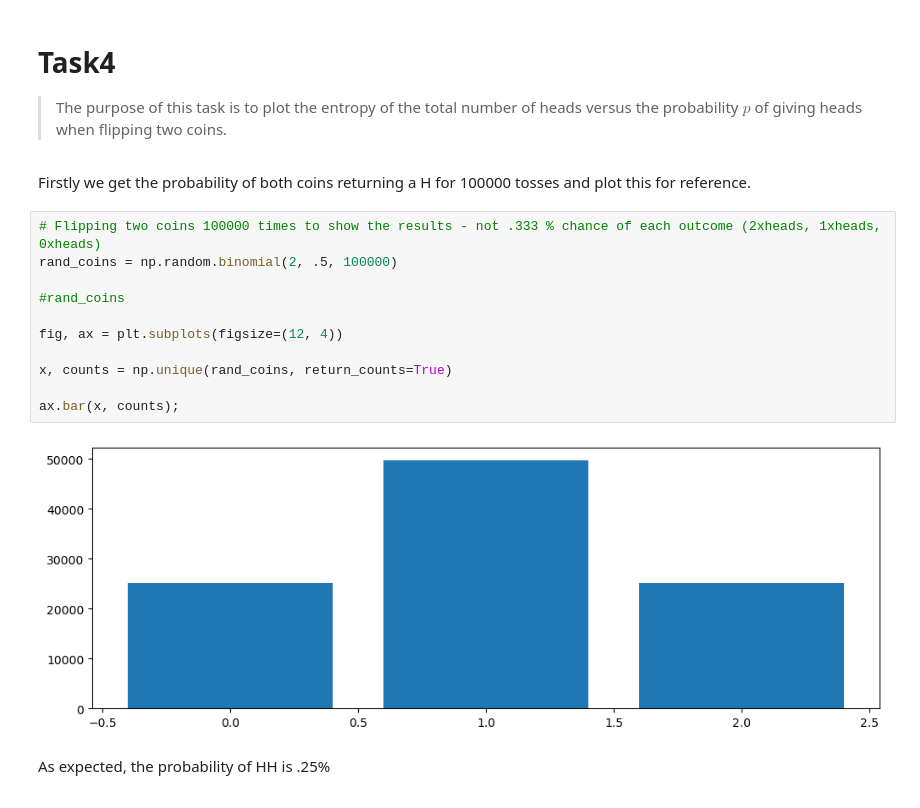
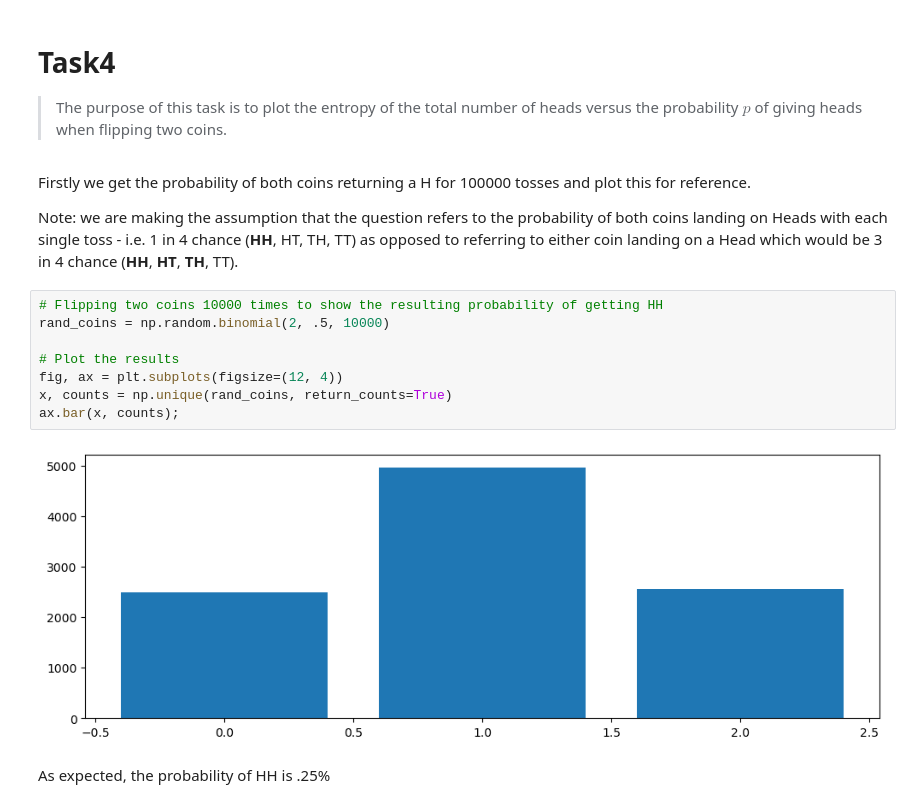
Before and after one commit to PeeBs68/fund_da, a Jupyter notebook: tasks.ipynb, the cells around one changed output. Drawn from its saved outputs; the diff is of its cells as text.

```diff
--- a/tasks.ipynb
+++ b/tasks.ipynb
@@ -449,21 +449,20 @@ Continuous variables/dictributions for bill and flipper variables
 # Task4
 
 >The purpose of this task is to plot the entropy of the total number of heads versus the probability $p$ of giving heads when flipping two coins.
-# %% [markdown]
-Firstly we get the probability of both coins returning a H for 100000 tosses and plot this for reference.
+# %% [markdown]
+Firstly we get the probability of both coins returning a H for 100000 tosses and plot this for reference.
+
+Note: we are making the assumption that the question refers to the probability of both coins landing on Heads with each single toss - i.e. 1 in 4 chance (**HH**, HT, TH, TT) as opposed to referring to either coin landing on a Head which would be 3 in 4 chance (**HH**, **HT**, **TH**, TT).
 # %%
-# Flipping two coins 100000 times to show the results - not .333 % chance of each outcome (2xheads, 1xheads, 0xheads)
-rand_coins = np.random.binomial(2, .5, 100000)
+# Flipping two coins 10000 times to show the resulting probability of getting HH
+rand_coins = np.random.binomial(2, .5, 10000)
 
-#rand_coins
-
+# Plot the results
 fig, ax = plt.subplots(figsize=(12, 4))
-
 x, counts = np.unique(rand_coins, return_counts=True)
-
 ax.bar(x, counts);
 # %% [output]
-[figure, old version]
+[figure, new version]
 # %% [markdown]
 As expected, the probability of HH is .25%
 # %%
```
Also changed, not shown: parts of 5 cells of this notebook.
